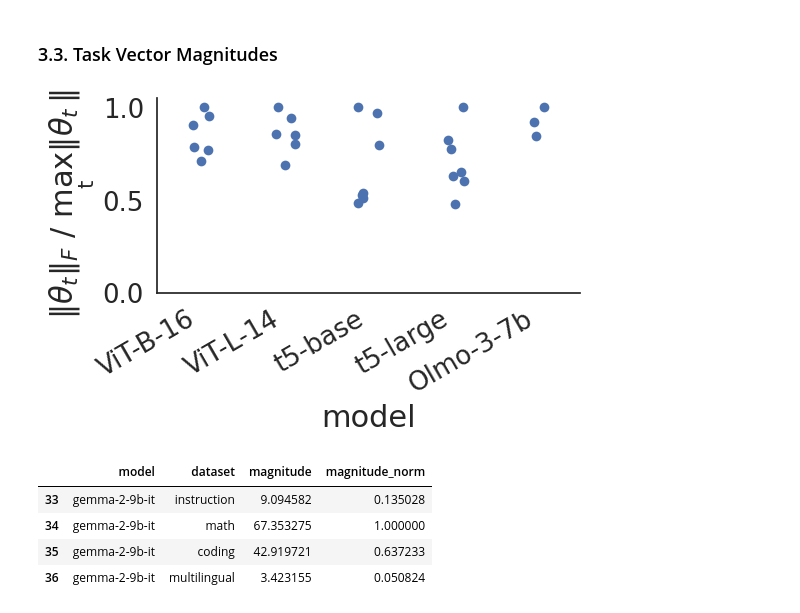
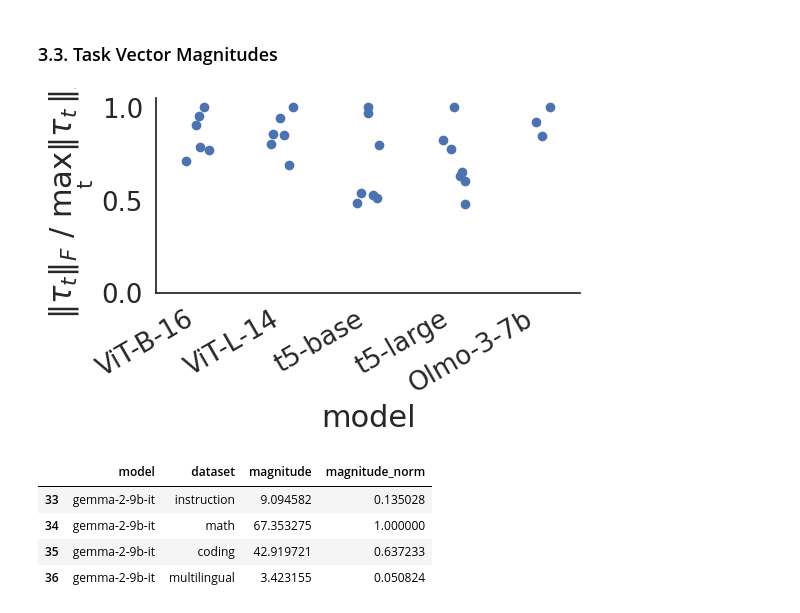
Before and after one commit to marawangamal/actmat, a Jupyter notebook: scripts/analysis.ipynb, the cells around one changed output. Drawn from its saved outputs; the diff is of its cells as text; code cells hidden in the pictures.

```diff
--- a/scripts/analysis.ipynb
+++ b/scripts/analysis.ipynb
@@ -691,35 +691,35 @@ df["magnitude_norm"] = df["magnitude"] / df.groupby("model")["magnitude"].transf
 models = [
     "ViT-B-16",
     "ViT-L-14",
     "t5-base",
     "t5-large",
     "Olmo-3-7b",
     # "gemma-2-2b-it",
     # "gemma-2-9b-it",
 ]
 df = df[df["model"].isin(models)]
 
 g = sns.catplot(
     df,
     x="model",
     y="magnitude_norm",
     kind="strip",
     height=4,
     aspect=1.5,
     jitter=0.15,
     size=7,
 )
 g.set_xticklabels(rotation=30, ha="right")
-g.set(ylim=(0, 1.05), ylabel=r"$\|\theta_t\|_F$ / $\max_{\mathrm{t}} \|\theta_t\|_F$")
+g.set(ylim=(0, 1.05), ylabel=r"$\|\tau_t\|_F$ / $\max_{\mathrm{t}} \|\tau_t\|_F$")
 os.makedirs("../artifacts/results/common", exist_ok=True)
 plt.savefig(
     "../artifacts/results/common/magnitudes_combined.pdf",
     bbox_inches="tight",
 )
 plt.tight_layout()
 plt.show()
 # %% [output]
-[figure, old version]
+[figure, new version]
 # %%
 df[df["model"] == "gemma-2-9b-it"]
 # %% [output]
```
Also changed, not shown: 8 other files.
